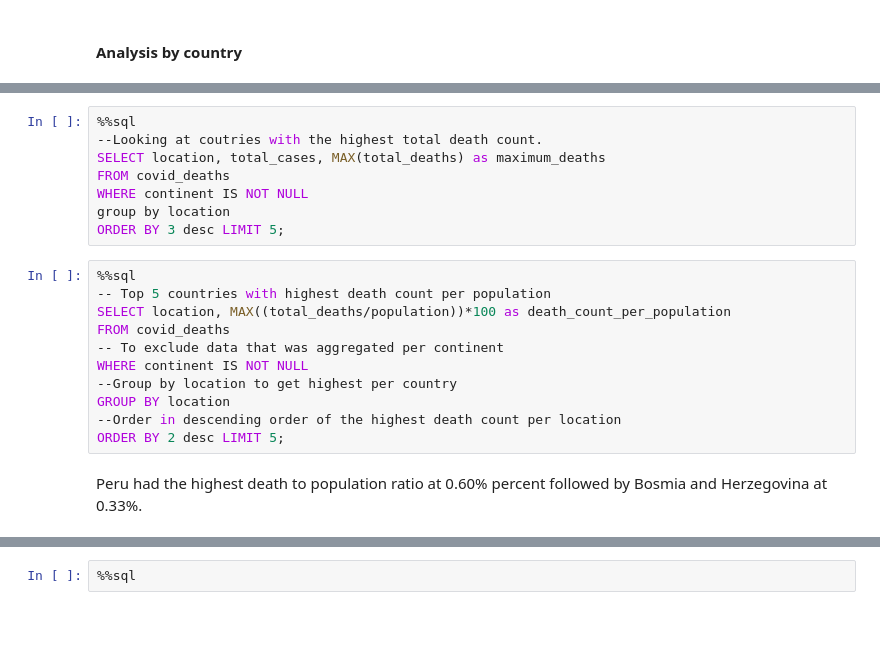
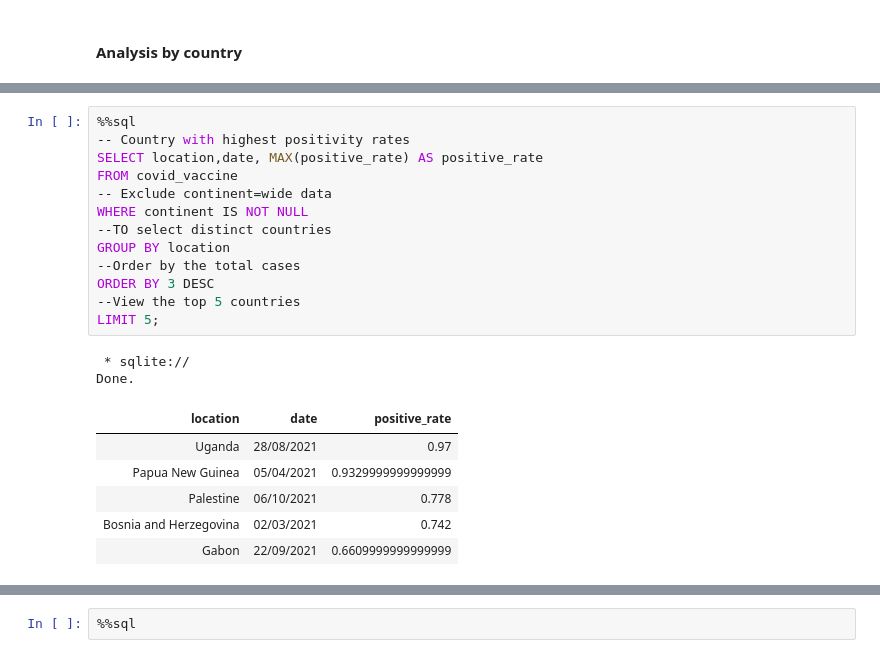
Before and after one commit to MaureenGatu/Data-Analysis, a Jupyter notebook: Global_data_on_confirmed_COVID_19_deaths.ipynb, the cells around one changed output, grey strips where cells are left out. Cells and saved outputs as stored; diff of their text form; blank space fills up the shorter version.

```diff
--- a/Global_data_on_confirmed_COVID_19_deaths.ipynb
+++ b/Global_data_on_confirmed_COVID_19_deaths.ipynb
@@ -869,21 +876,22 @@ Percentage of Kenyan population infected with covid 19 as at 08/10/2021 was 0.45
 # %%
 %%sql
---Looking at coutries with the highest total death count.
-SELECT location, total_cases, MAX(total_deaths) as maximum_deaths
-FROM covid_deaths
+-- Country with highest positivity rates
+SELECT location,date, MAX(positive_rate) AS positive_rate
+FROM covid_vaccine
+-- Exclude continent=wide data
 WHERE continent IS NOT NULL
-group by location
-ORDER BY 3 desc LIMIT 5;
+--TO select distinct countries
+GROUP BY location
+--Order by the total cases
+ORDER BY 3 DESC
+--View the top 5 countries
+LIMIT 5;
+# %% [output]
+ * sqlite://
+Done.
+| location | date | positive_rate |
+| Uganda | 28/08/2021 | 0.97 |
+| Papua New Guinea | 05/04/2021 | 0.9329999999999999 |
+| Palestine | 06/10/2021 | 0.778 |
+| Bosnia and Herzegovina | 02/03/2021 | 0.742 |
+| Gabon | 22/09/2021 | 0.6609999999999999 |
-# %%
-%%sql
--- Top 5 countries with highest death count per population
-SELECT location, MAX((total_deaths/population))*100 as death_count_per_population
-FROM covid_deaths
--- To exclude data that was aggregated per continent
-WHERE continent IS NOT NULL
---Group by location to get highest per country
-GROUP BY location
---Order in descending order of the highest death count per location
-ORDER BY 2 desc LIMIT 5;
-# %% [markdown]
-Peru had the highest death to population ratio at 0.60% percent followed by Bosmia and Herzegovina at 0.33%.
```
Also changed, not shown: parts of 18 cells of this notebook.
